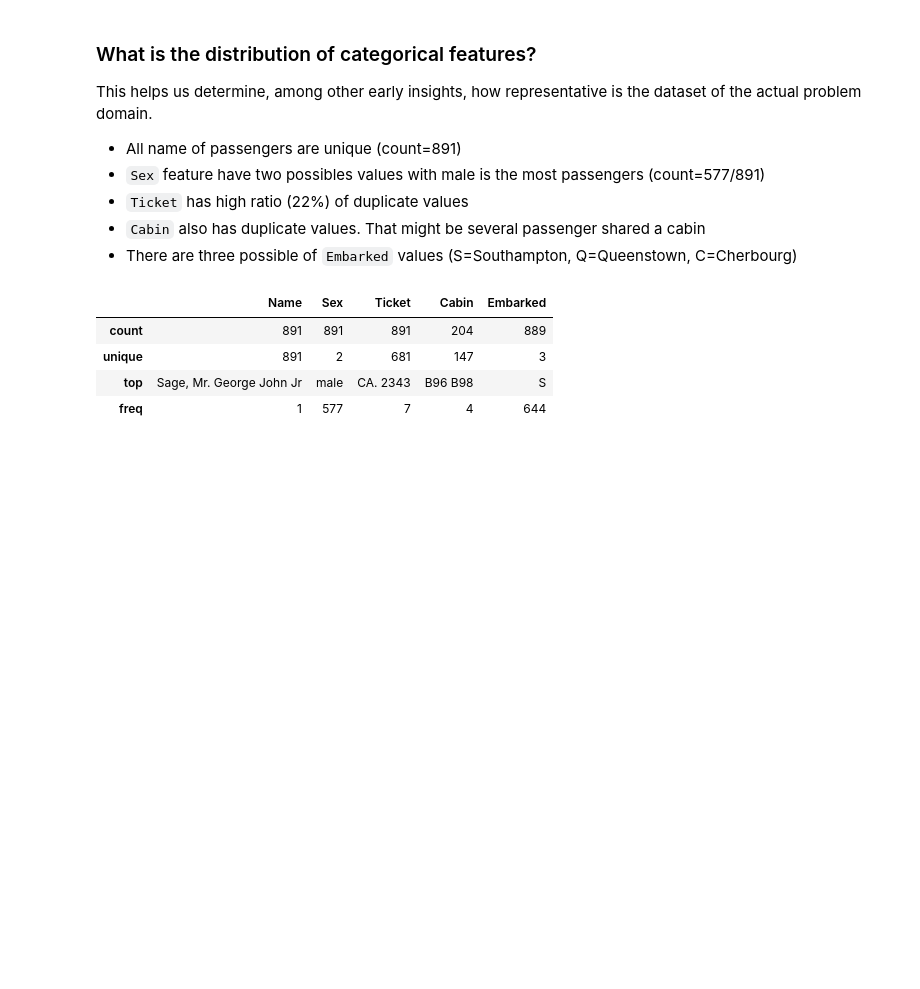
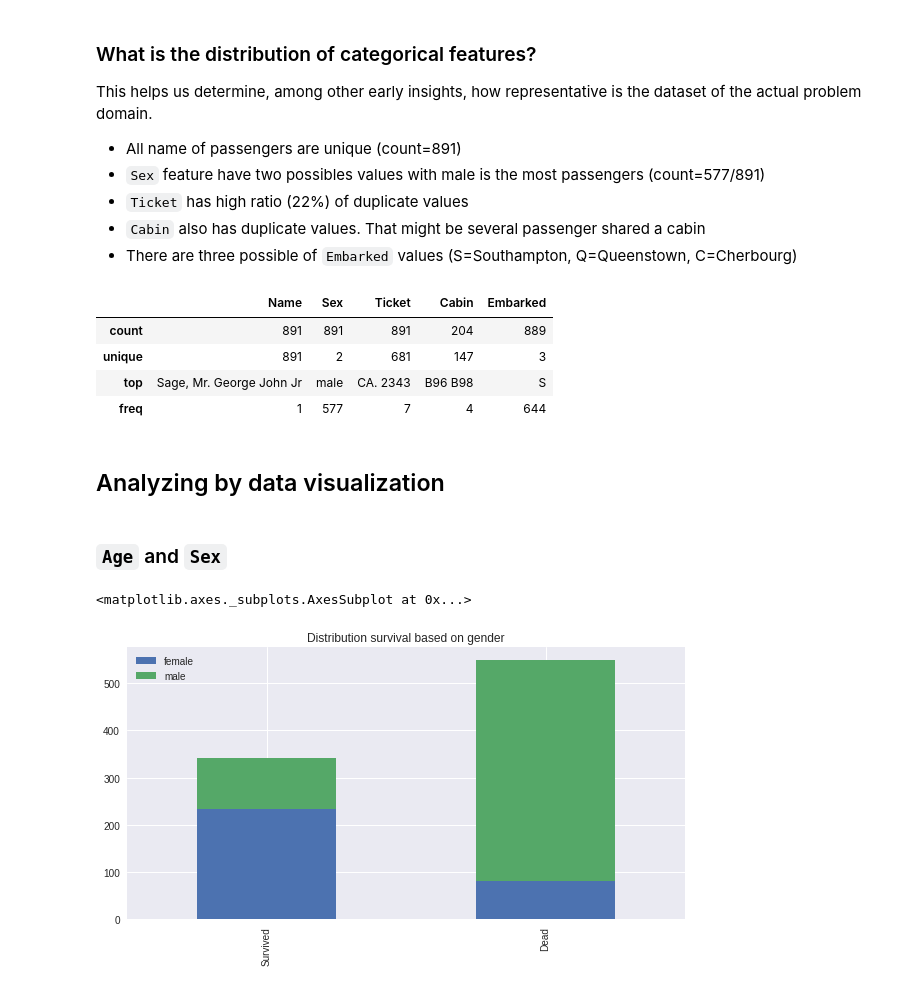
Before and after one commit to eriansha/titanic-survivor, a Jupyter notebook: Investigate Titanic Survivor.ipynb, the cells around one changed output. Saved outputs shown, nothing was run; the diff lists cells and outputs as text; code cells hidden in the pictures; blank space fills up the shorter version.

Commit message:
Added pclass, embarked and sex visual analysis

```diff
--- a/Investigate Titanic Survivor.ipynb
+++ b/Investigate Titanic Survivor.ipynb
@@ -141,3 +141,17 @@ dataset.describe(include=['O'])
 | unique | 891 | 2 | 681 | 147 | 3 |
 | top | Sage, Mr. George John Jr | male | CA. 2343 | B96 B98 | S |
 | freq | 1 | 577 | 7 | 4 | 644 |
+# %% [markdown]
+## Analyzing by data visualization
+# %% [markdown]
+### `Age` and `Sex`
+# %%
+survived_sex = dataset[dataset['Survived'] == 1]['Sex'].value_counts()
+dead_sex = dataset[dataset['Survived'] == 0]['Sex'].value_counts()
+df_sex = pd.DataFrame([survived_sex, dead_sex], index=['Survived', 'Dead'])
+
+# using pandas.dataframe.plot
+df_sex.plot(kind='bar', stacked=True, figsize=(10,5), title='Distribution survival based on gender')
+# %% [output]
+<matplotlib.axes._subplots.AxesSubplot at 0x...>
+[figure, added]
```
Also changed, not shown: parts of 7 cells of this notebook.
